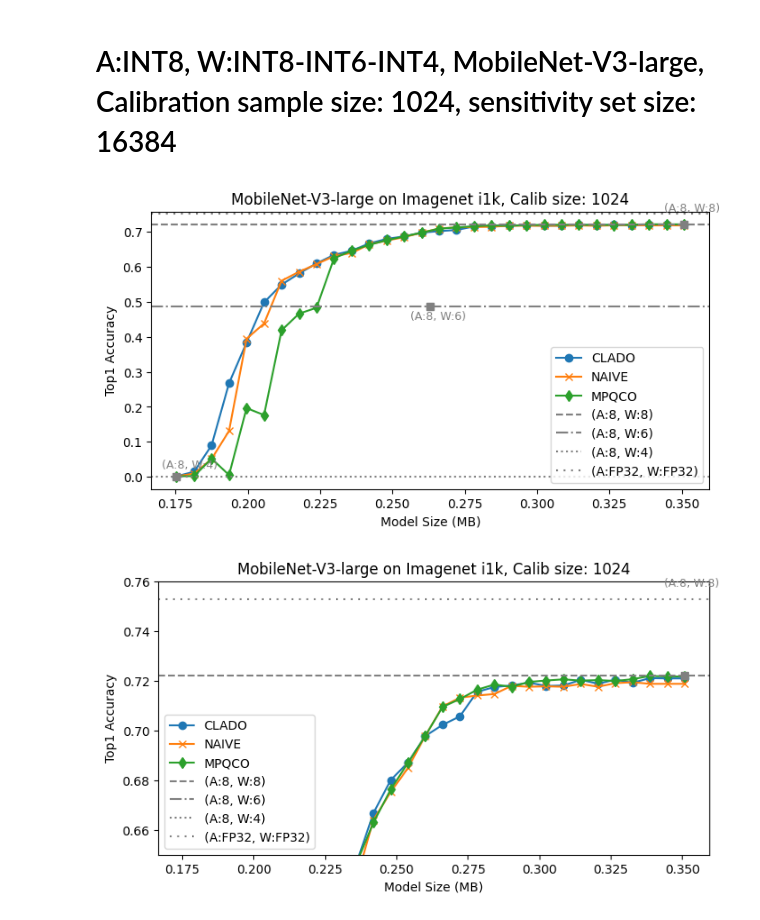
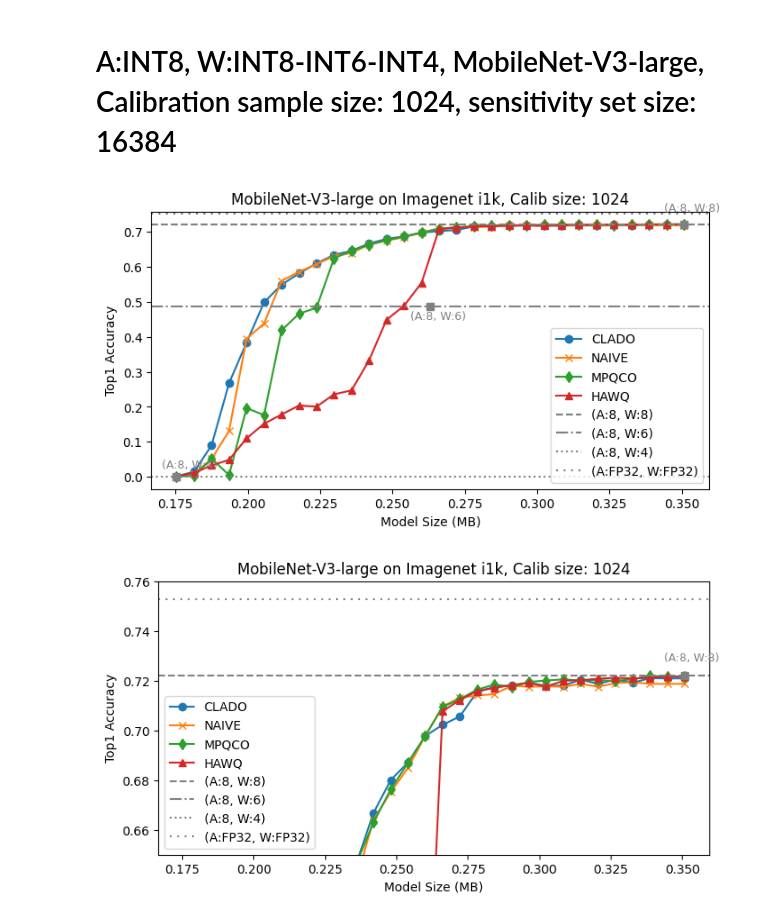
Before and after one commit to JamesTuna/CLADO_MPQ, a Jupyter notebook: MobileNetV2/mpq_visualization.ipynb, the cells around one changed output. Cells and saved outputs as stored; diff of their text form; code cells hidden in the pictures.

Commit message:
added hawq results for mobilenet_v3_large

```diff
--- a/MobileNetV2/mpq_visualization.ipynb
+++ b/MobileNetV2/mpq_visualization.ipynb
@@ -161,22 +161,22 @@ n_constraints = len(size_bounds)
 clado_top1 = [[0 for _ in range(n_constraints)] for _ in range(n_runs)]
 naive_top1 = [[0 for _ in range(n_constraints)] for _ in range(n_runs)]
 mpqco_top1 = [[0 for _ in range(n_constraints)] for _ in range(n_runs)]
-# hawq_top1 = [[0 for _ in range(n_constraints)] for _ in range(n_runs)]
+hawq_top1 = [[0 for _ in range(n_constraints)] for _ in range(n_runs)]
 
 clado_top5 = [[0 for _ in range(n_constraints)] for _ in range(n_runs)]
 naive_top5 = [[0 for _ in range(n_constraints)] for _ in range(n_runs)]
 mpqco_top5 = [[0 for _ in range(n_constraints)] for _ in range(n_runs)]
-# hawq_top5 = [[0 for _ in range(n_constraints)] for _ in range(n_runs)]
+hawq_top5 = [[0 for _ in range(n_constraints)] for _ in range(n_runs)]
 
 clado_eval_loss = [[0 for _ in range(n_constraints)] for _ in range(n_runs)]
 naive_eval_loss = [[0 for _ in range(n_constraints)] for _ in range(n_runs)]
 mpqco_eval_loss = [[0 for _ in range(n_constraints)] for _ in range(n_runs)]
-# hawq_eval_loss = [[0 for _ in range(n_constraints)] for _ in range(n_runs)]
+hawq_eval_loss = [[0 for _ in range(n_constraints)] for _ in range(n_runs)]
 
 clado_dec = [[0 for _ in range(n_constraints)] for _ in range(n_runs)]
 naive_dec = [[0 for _ in range(n_constraints)] for _ in range(n_runs)]
 mpqco_dec = [[0 for _ in range(n_constraints)] for _ in range(n_runs)]
-# hawq_dec = [[0 for _ in range(n_constraints)] for _ in range(n_runs)]
+hawq_dec = [[0 for _ in range(n_constraints)] for _ in range(n_runs)]
 
 res_path = "../MobileNetV3_large/clado_mpqco_results/results_INT8-INT6-INT4/"
 for repeat in range(n_runs):
@@ -208,14 +208,14 @@ for repeat in range(n_runs):
         mpqco_eval_loss[repeat][j] = metrics['loss']
         mpqco_dec[repeat][j] = mpq_decision
 
-    # #hawq
-    # hawq_res = torch.load(res_path + "hawq/hawq_8_w8-4-2_seed43_eval_results_4096examples.pt")
-    # for j, item in enumerate(hawq_res):
-    #     metrics, modelsize, bitops, mpq_decision = item
-    #     hawq_top1[repeat][j] = metrics['acc@1']
-    #     hawq_top5[repeat][j] = metrics['acc@5']
-    #     hawq_eval_loss[repeat][j] = metrics['loss']
-    #     hawq_dec[repeat][j] = mpq_decision
+    #hawq
+    hawq_res = torch.load(res_path + f"hawq/eval_results/sample_size16384/hawq_a8_w8-6-4_seed43_eval_results_run{repeat}.pt")
+    for j, item in enumerate(hawq_res):
+        metrics, modelsize, bitops, mpq_decision = item
+        hawq_top1[repeat][j] = metrics['acc@1']
+        hawq_top5[repeat][j] = metrics['acc@5']
+        hawq_eval_loss[repeat][j] = metrics['loss']
+        hawq_dec[repeat][j] = mpq_decision
 
 # default colors
 # ['#1f77b4', '#ff7f0e', '#2ca02c', '#d62728', '#9467bd', '#8c564b', '#e377c2', '#7f7f7f', '#bcbd22', '#17becf']
@@ -224,13 +224,13 @@ xs = size_bounds
 y_clado =  np.mean(clado_top1, axis=0)
 y_naive =  np.mean(naive_top1, axis=0)
 y_mpqco =  np.mean(mpqco_top1, axis=0)
-# y_hawq =  np.mean(hawq_top1, axis=0)
+y_hawq =  np.mean(hawq_top1, axis=0)
 
 plt.rcParams['figure.figsize'] = (8,4)
 plt.plot(xs, y_clado, marker='o', label=f'CLADO', color='#1f77b4')
 plt.plot(xs, y_naive, marker='x', label=f'NAIVE', color='#ff7f0e')
 plt.plot(xs, y_mpqco, marker='d', label=f'MPQCO', color='#2ca02c')
-# plt.plot(xs, y_hawq, marker='^', label=f'HAWQ', color='#d62728')
+plt.plot(xs, y_hawq, marker='^', label=f'HAWQ', color='#d62728')
 
 
 plt.plot([0.3507699966430664],[0.72202], color='gray', marker='s')
@@ -263,34 +263,34 @@ plt.show()
 plt.rcParams['figure.figsize'] = (8,4)
 plt.plot(xs, y_clado, marker='o', label=f'CLADO', color='#1f77b4')
 plt.plot(xs, y_naive, marker='x', label=f'NAIVE', color='#ff7f0e')
 plt.plot(xs, y_mpqco, marker='d', label=f'MPQCO', color='#2ca02c')
-# plt.plot(xs, y_hawq, marker='^', label=f'HAWQ', color='#d62728')
+plt.plot(xs, y_hawq, marker='^', label=f'HAWQ', color='#d62728')
 
 
 plt.plot([0.3507699966430664],[0.72202], color='gray', marker='s')
-plt.annotate("(A:8, W:8)", (0.3507699966430664 - 0.007, 0.72202 + 0.036), size=9, color='gray')
+plt.annotate("(A:8, W:8)", (0.3507699966430664 - 0.007, 0.72202 + 0.006), size=9, color='gray')
 plt.axhline(y=0.72202, color='gray', linestyle='--', label='(A:8, W:8)')
 # model size is: 0.3507699966430664, {'acc@1': 0.72202, 'acc@5': 0.90984, 'loss': 1.35266453125}
 
 plt.plot([0.2630774974822998],[0.4864], color='gray', marker='s')
 plt.annotate("(A:8, W:6)", (0.2630774974822998 - 0.007 , 0.4864 -0.036), size=9, color='gray')
 plt.axhline(y=0.4864, color='gray', linestyle='-.', label='(A:8, W:6)')
 # model size is: 0.2630774974822998, {'acc@1': 0.5482, 'acc@5': 0.79134, 'loss': 2.19730921875}
 
 plt.plot([0.1753849983215332],[0.00086], color='gray', marker='s')
 plt.annotate("(A:8, W:4)", (0.1753849983215332 - 0.005 , 0.00086 + 0.024,), size=9, color='gray')
 plt.axhline(y=0.00086, color='gray', linestyle=':', label='(A:8, W:4)')
 # model size is: 0.1753849983215332, {'acc@1': 0.00108, 'acc@5': 0.00546, 'loss': 8.29532}
 
 plt.axhline(y=0.75258, color='gray', linestyle=(0, (1, 3)), label='(A:FP32, W:FP32)')
 # fp32 metrics: {'acc@1': 0.75258, 'acc@5': 0.92572, 'loss': 1.1744103125}
 
 plt.title('MobileNet-V3-large on Imagenet i1k, Calib size: 1024')
 plt.ylabel('Top1 Accuracy')
 plt.xlabel('Model Size (MB)')
 plt.ylim([0.65, 0.76])
 plt.legend()
 plt.show()
 # %% [output]
-[figure, old version]
+[figure, new version]
-[figure, old version]
+[figure, new version]
```
Also changed, not shown: 4 other files.
